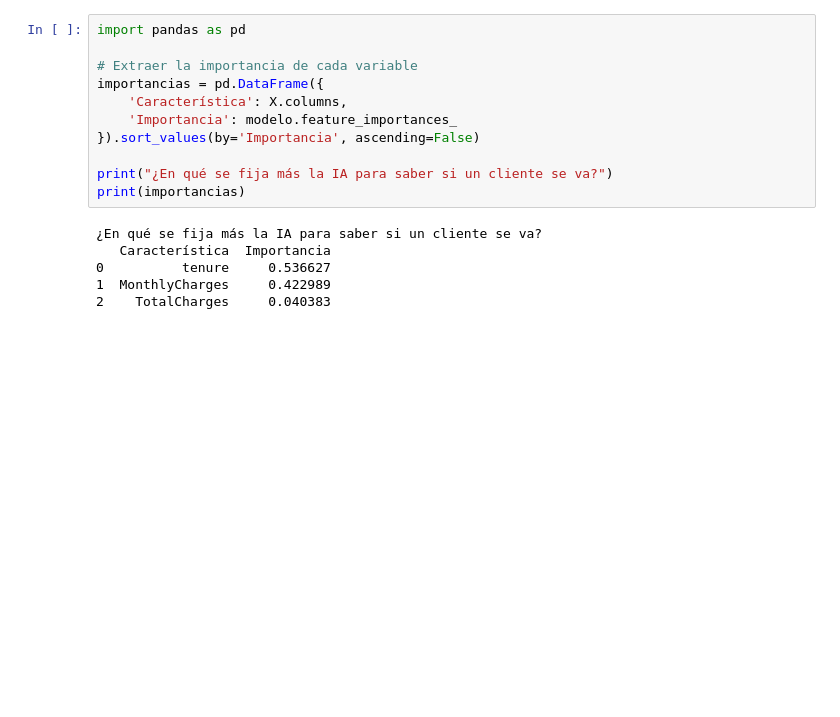
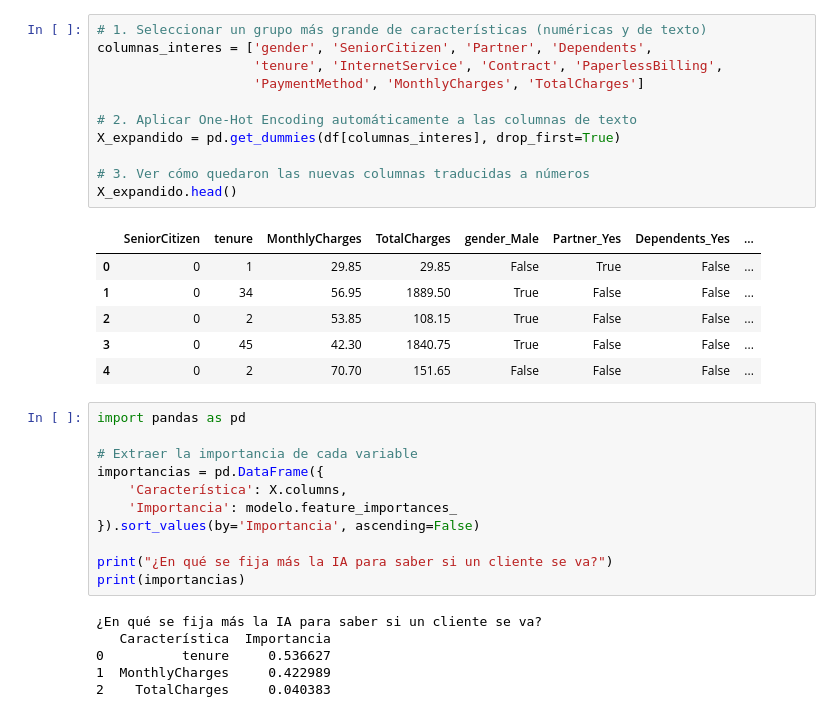
Before and after one commit to JeimyGit08/customer-churn-analytics, a Jupyter notebook: notebooks/01_exploracion_datos.ipynb, the cells around one changed output. Saved outputs shown, nothing was run; the diff lists cells and outputs as text; blank space fills up the shorter version.

```diff
--- a/notebooks/01_exploracion_datos.ipynb
+++ b/notebooks/01_exploracion_datos.ipynb
@@ -1,3 +32,21 @@
+# %%
+# 1. Seleccionar un grupo más grande de características (numéricas y de texto)
+columnas_interes = ['gender', 'SeniorCitizen', 'Partner', 'Dependents',
+                    'tenure', 'InternetService', 'Contract', 'PaperlessBilling',
+                    'PaymentMethod', 'MonthlyCharges', 'TotalCharges']
+
+# 2. Aplicar One-Hot Encoding automáticamente a las columnas de texto
+X_expandido = pd.get_dummies(df[columnas_interes], drop_first=True)
+
+# 3. Ver cómo quedaron las nuevas columnas traducidas a números
+X_expandido.head()
+# %% [output]
+|  | SeniorCitizen | tenure | MonthlyCharges | TotalCharges | gender_Male | Partner_Yes | Dependents_Yes | ... |
+| 0 | 0 | 1 | 29.85 | 29.85 | False | True | False | ... |
+| 1 | 0 | 34 | 56.95 | 1889.50 | True | False | False | ... |
+| 2 | 0 | 2 | 53.85 | 108.15 | True | False | False | ... |
+| 3 | 0 | 45 | 42.30 | 1840.75 | True | False | False | ... |
+| 4 | 0 | 2 | 70.70 | 151.65 | False | False | False | ... |
 # %%
 import pandas as pd
 
```
Also changed, not shown: parts of 2 cells of this notebook, 1 other file.
